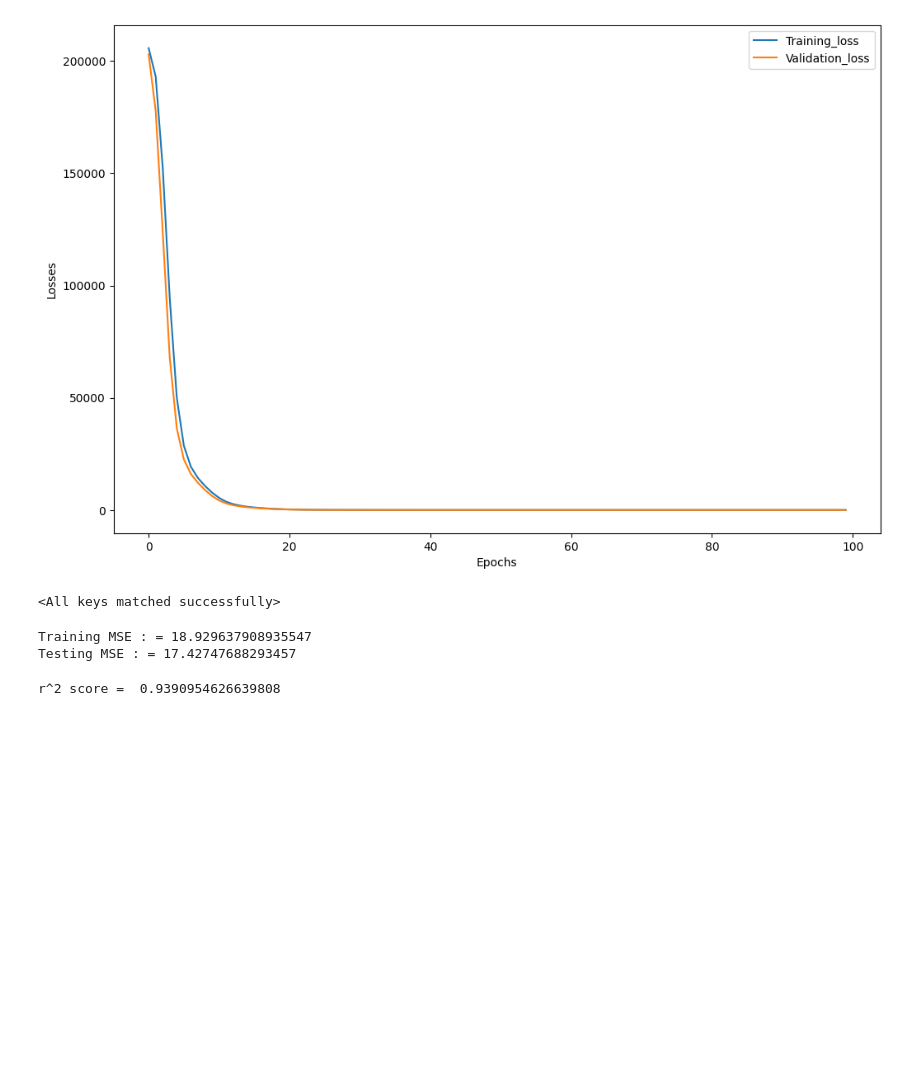
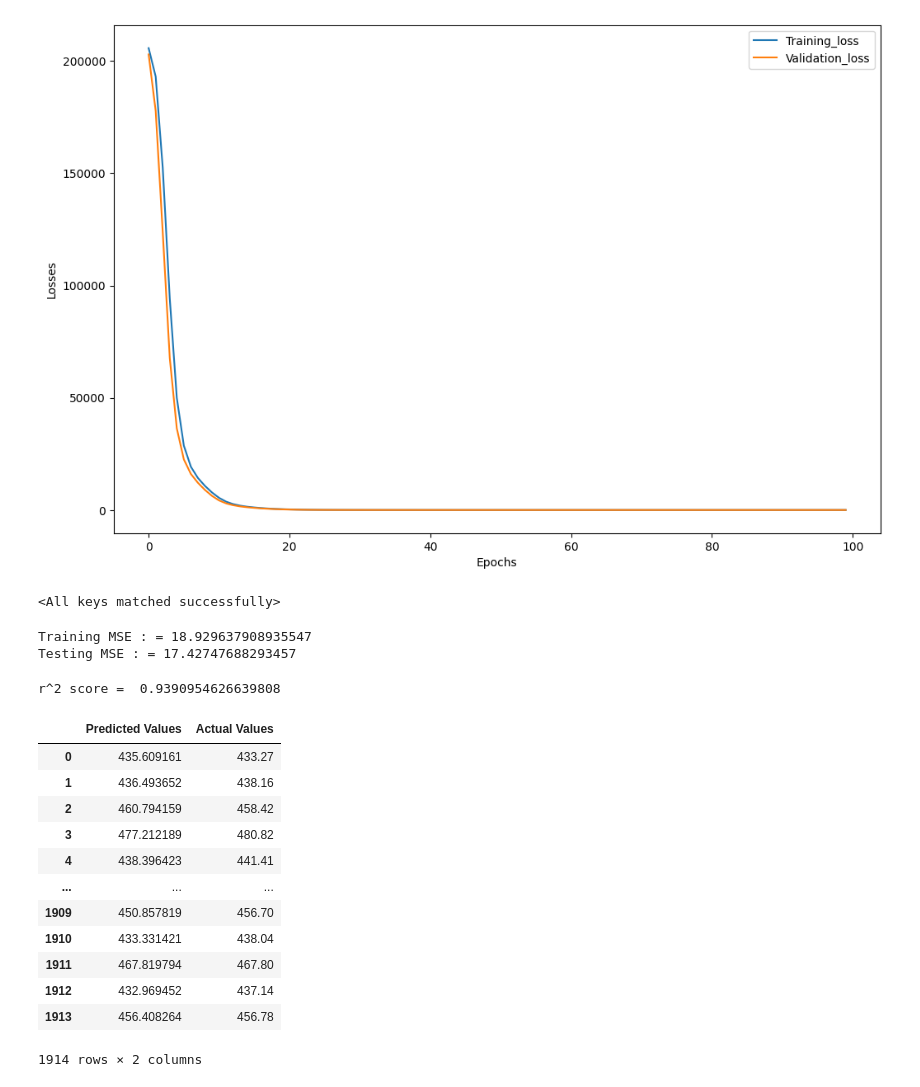
Before and after one commit to ShivendraSahu22/PROJECTS, a Jupyter notebook: DeepLearning/PowerPlant/ANN-reg.ipynb, the cells around one changed output. Drawn from its saved outputs; the diff is of its cells as text; code cells hidden in the pictures; blank space fills up the shorter version.

Commit message:
making dataframe of predicted and actual values

```diff
--- a/DeepLearning/PowerPlant/ANN-reg.ipynb
+++ b/DeepLearning/PowerPlant/ANN-reg.ipynb
@@ -237,3 +237,22 @@ from sklearn.metrics import r2_score
 print("r^2 score = ", r2_score(y_test, test_preds))
 # %% [output]
 r^2 score =  0.9390954626639808
+# %%
+predicted_df = pd.DataFrame(test_preds.numpy(), columns=["Predicted Values"])
+actual_df = pd.DataFrame(y_test.values, columns=["Actual Values"])
+
+pd.concat([predicted_df,actual_df], axis=1)
+# %% [output]
+|  | Predicted Values | Actual Values |
+| 0 | 435.609161 | 433.27 |
+| 1 | 436.493652 | 438.16 |
+| 2 | 460.794159 | 458.42 |
+| 3 | 477.212189 | 480.82 |
+| 4 | 438.396423 | 441.41 |
+| ... | ... | ... |
+| 1909 | 450.857819 | 456.70 |
+| 1910 | 433.331421 | 438.04 |
+| 1911 | 467.819794 | 467.80 |
+| 1912 | 432.969452 | 437.14 |
+| 1913 | 456.408264 | 456.78 |
+1914 rows × 2 columns
```
